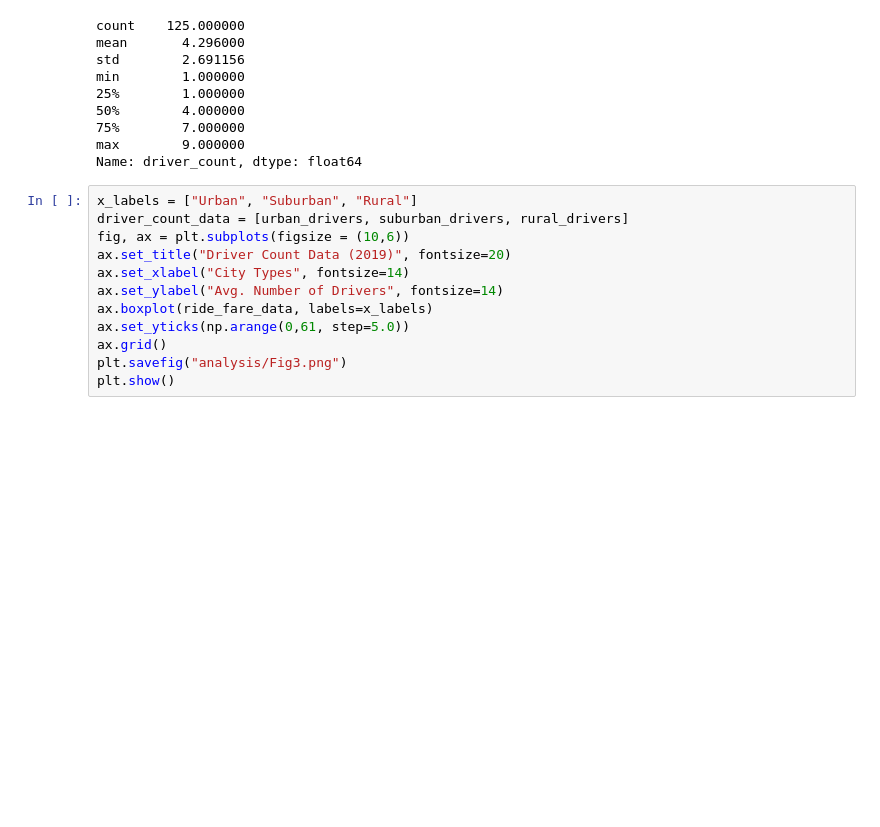
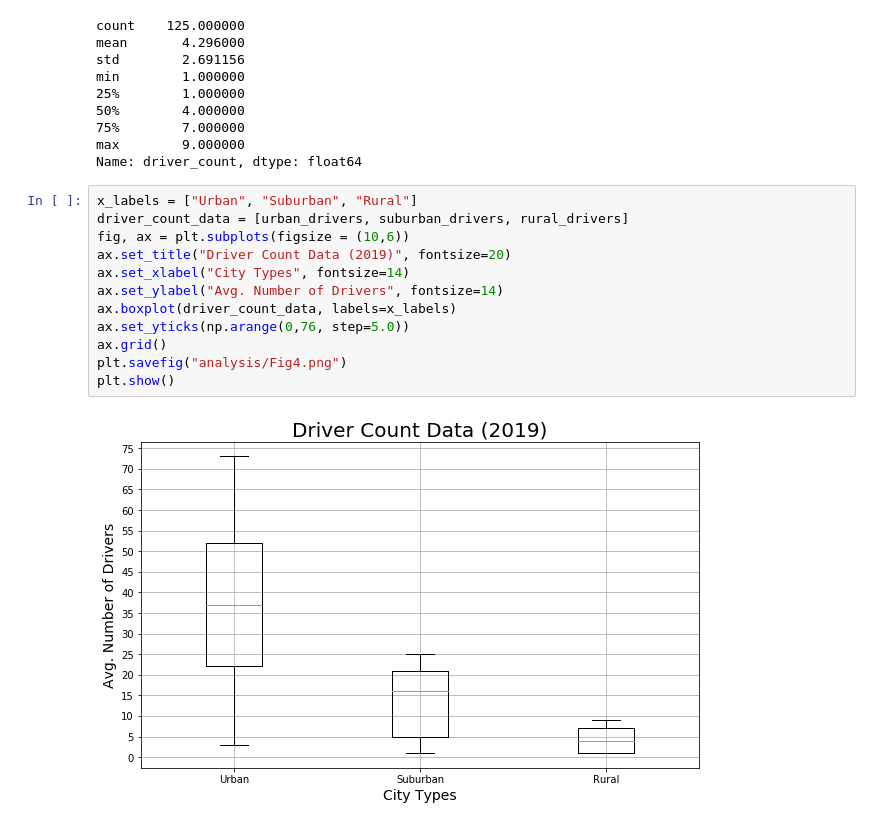
Before and after one commit to songmanrob/PyBer_Analysis, a Jupyter notebook: PyBer.ipynb, the cells around one changed output. Cells and saved outputs as stored; diff of their text form; blank space fills up the shorter version.

```diff
--- a/PyBer.ipynb
+++ b/PyBer.ipynb
@@ -771,12 +771,14 @@ Name: driver_count, dtype: float64
 # %%
 x_labels = ["Urban", "Suburban", "Rural"]
 driver_count_data = [urban_drivers, suburban_drivers, rural_drivers]
 fig, ax = plt.subplots(figsize = (10,6))
 ax.set_title("Driver Count Data (2019)", fontsize=20)
 ax.set_xlabel("City Types", fontsize=14)
 ax.set_ylabel("Avg. Number of Drivers", fontsize=14)
-ax.boxplot(ride_fare_data, labels=x_labels)
-ax.set_yticks(np.arange(0,61, step=5.0))
+ax.boxplot(driver_count_data, labels=x_labels)
+ax.set_yticks(np.arange(0,76, step=5.0))
 ax.grid()
-plt.savefig("analysis/Fig3.png")
+plt.savefig("analysis/Fig4.png")
 plt.show()
+# %% [output]
+[figure, added]
```
Also changed, not shown: parts of 5 cells of this notebook, 1 other file.
